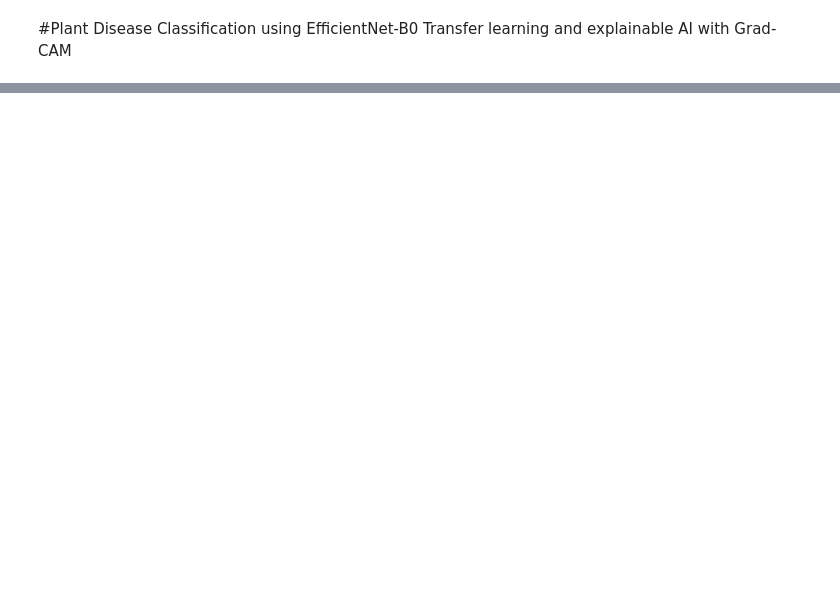
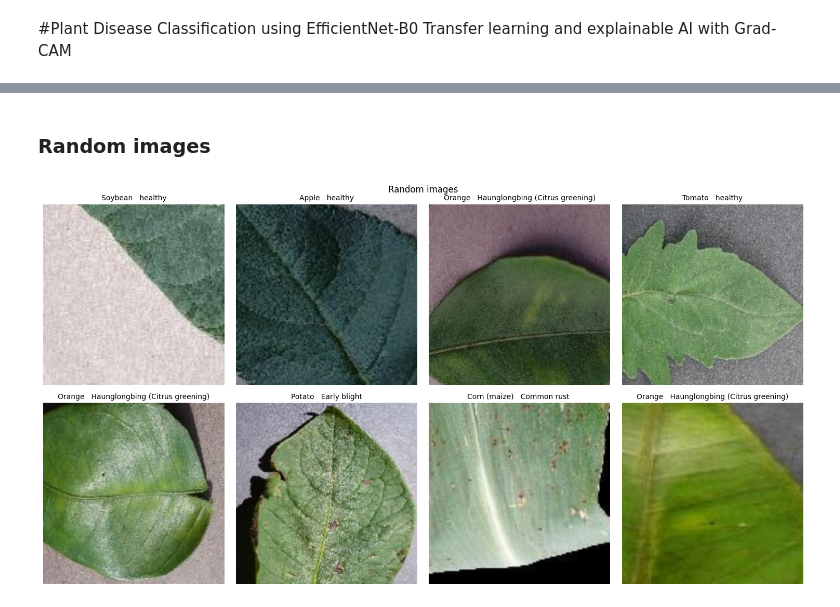
Before and after one commit to radinelageorgieva/plant-disease-classification, a Jupyter notebook: Plant_Disease_Classification.ipynb, the cells around one changed output, grey strips where cells are left out. Saved outputs shown, nothing was run; the diff lists cells and outputs as text; code cells hidden in the pictures; blank space fills up the shorter version.

```diff
--- a/Plant_Disease_Classification.ipynb
+++ b/Plant_Disease_Classification.ipynb
@@ -61,0 +169,6 @@ Evaluate the finalized weights of the trained model against the independent test
+# %%
+#Dataset analysis: class distribution
+class_counts = {folder: len(os.listdir(os.path.join(train_dir, folder))) for folder in os.listdir(train_dir) if os.path.isdir(os.path.join(train_dir, folder))}
+# %%
+for class_name, count in sorted(class_counts.items(), key = lambda x: x[1], reverse = True):
+    print(f"Class: {class_name:<30} | Count images: {count}")
@@ -61,0 +193,32 @@ Evaluate the finalized weights of the trained model against the independent test
+# %% [markdown]
+### Random images
+# %%
+random_indices = random.sample(range(len(full_train_dataset)), 8)
+# %%
+plt.figure(figsize=(15, 8))
+for i, idx in enumerate(random_indices):
+  image, label = full_train_dataset[idx]
+  class_name = full_train_dataset.classes[label]
+
+  #invert ImageNet normalization to restore original pixel range
+  img = image.permute(1, 2, 0).numpy()
+  img = np.clip(img * [0.229, 0.224, 0.225] + [0.485, 0.456, 0.406], 0, 1)
+
+  plt.subplot(2, 4, i + 1)
+  plt.imshow(img)
+
+  if '___' in class_names:
+    parts = class_name.split('___')
+    plant = parts[0].replace('_', ' ')
+    condition = parts[1].replace('_', ' ')
+    display_title = f"{plant}\n({condition})"
+  else:
+        display_title = class_name.replace('_', ' ')
+  plt.title(display_title, fontsize = 10)
+  plt.axis('off')
+
+plt.suptitle("Random images")
+plt.tight_layout(h_pad=3.0)
+plt.show()
+# %% [output]
+[figure, added]
```
Also changed, not shown: parts of 23 cells of this notebook.
